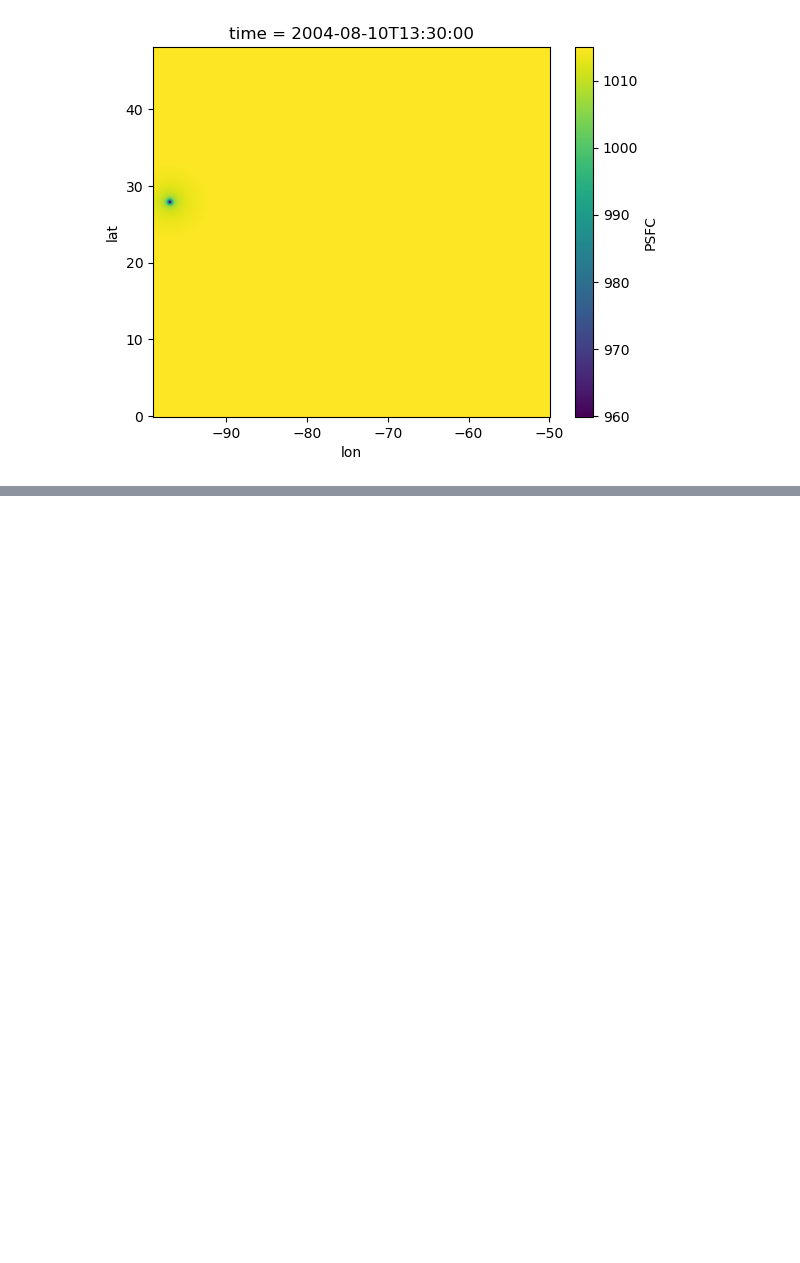
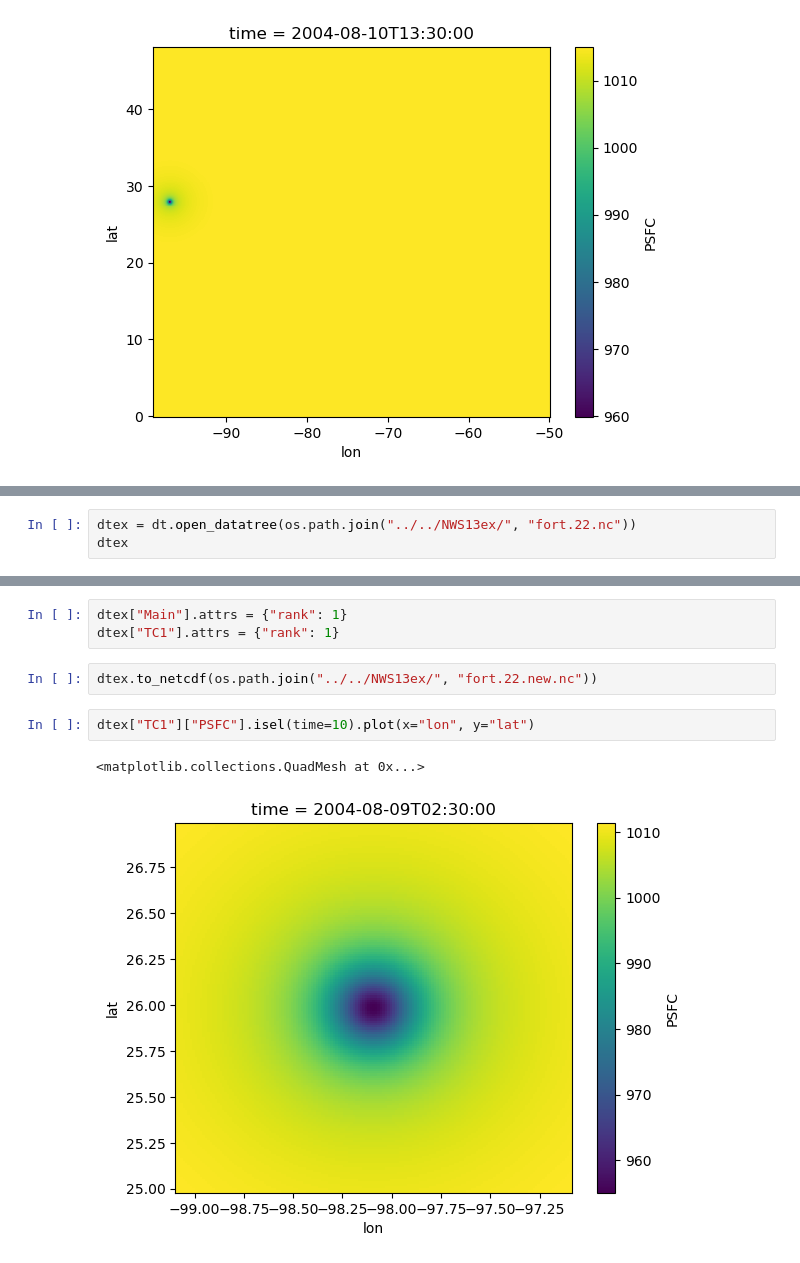
Before and after one commit to sdat2/PotentialHeight, a Jupyter notebook: ipynb/f22.ipynb, the cells around one changed output, grey strips where cells are left out. Drawn from its saved outputs; the diff is of its cells as text; blank space fills up the shorter version.

```diff
--- a/ipynb/f22.ipynb
+++ b/ipynb/f22.ipynb
@@ -130,0 +141,3 @@ ds.PSFC.isel(time=150).plot(x="lon", y="lat")
+# %%
+dtex = dt.open_datatree(os.path.join("../../NWS13ex/", "fort.22.nc"))
+dtex
@@ -130,0 +162,10 @@ ds.PSFC.isel(time=150).plot(x="lon", y="lat")
+# %%
+dtex["Main"].attrs = {"rank": 1}
+dtex["TC1"].attrs = {"rank": 1}
+# %%
+dtex.to_netcdf(os.path.join("../../NWS13ex/", "fort.22.new.nc"))
+# %%
+dtex["TC1"]["PSFC"].isel(time=10).plot(x="lon", y="lat")
+# %% [output]
+<matplotlib.collections.QuadMesh at 0x...>
+[figure, added]
```
Also changed, not shown: parts of 7 cells of this notebook, 4 other files.
